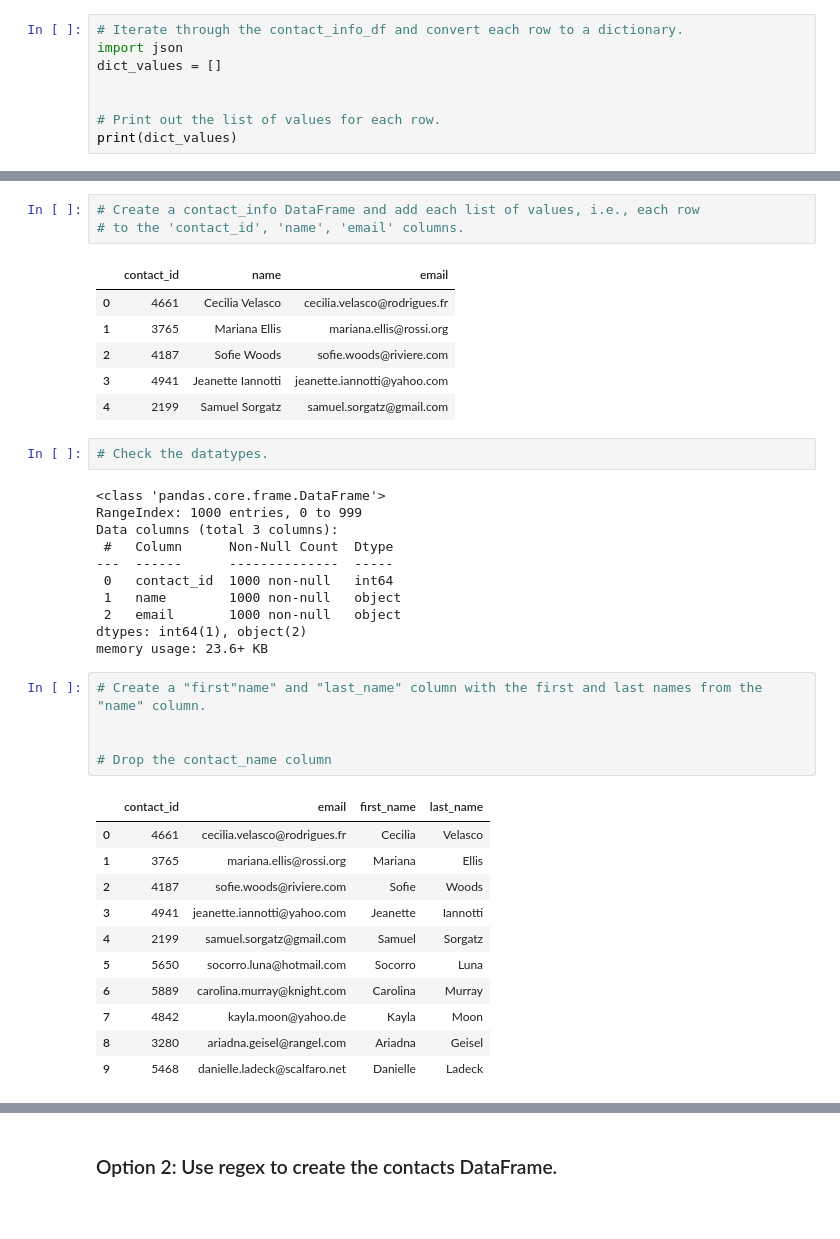
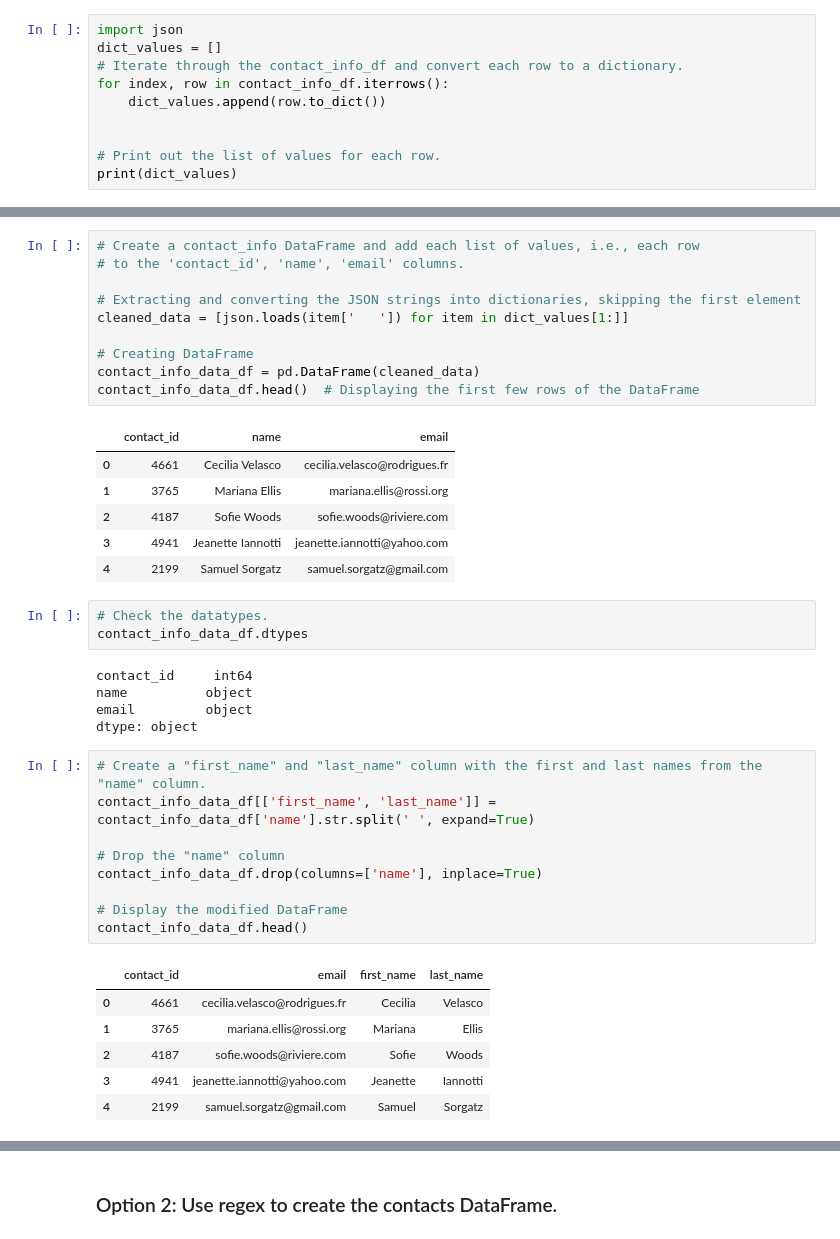
Before and after one commit to Xthe23/Crowdfunding_ETL, a Jupyter notebook: ETL_Mini_Project_MKravitz_CLillge.ipynb, the cells around one changed output, grey strips where cells are left out. Saved outputs shown, nothing was run; the diff lists cells and outputs as text; blank space fills up the shorter version.

Commit message:
Added: Functionality to compile a contacts.csv, using Pandas. Implemented a Regex pattern for finding contact id.

```diff
--- a/ETL_Mini_Project_MKravitz_CLillge.ipynb
+++ b/ETL_Mini_Project_MKravitz_CLillge.ipynb
@@ -354,9 +354,11 @@ Then export the DataFrame as a `contacts.csv` CSV file.
 # %% [markdown]
 ### Option 1: Use Pandas to create the contacts DataFrame.
 # %%
-# Iterate through the contact_info_df and convert each row to a dictionary.
 import json
 dict_values = []
+# Iterate through the contact_info_df and convert each row to a dictionary.
+for index, row in contact_info_df.iterrows():
+    dict_values.append(row.to_dict())
 
 
 # Print out the list of values for each row.
@@ -366,6 +368,13 @@ print(dict_values)
 # %%
 # Create a contact_info DataFrame and add each list of values, i.e., each row
 # to the 'contact_id', 'name', 'email' columns.
+
+# Extracting and converting the JSON strings into dictionaries, skipping the first element
+cleaned_data = [json.loads(item['   ']) for item in dict_values[1:]]
+
+# Creating DataFrame
+contact_info_data_df = pd.DataFrame(cleaned_data)
+contact_info_data_df.head()  # Displaying the first few rows of the DataFrame
 # %% [output]
 |  | contact_id | name | email |
 | 0 | 4661 | Cecilia Velasco | cecilia.velasco@rodrigues.fr |
@@ -375,31 +384,25 @@ print(dict_values)
 | 4 | 2199 | Samuel Sorgatz | samuel.sorgatz@gmail.com |
 # %%
 # Check the datatypes.
+contact_info_data_df.dtypes
 # %% [output]
-<class 'pandas.core.frame.DataFrame'>
-RangeIndex: 1000 entries, 0 to 999
-Data columns (total 3 columns):
- #   Column      Non-Null Count  Dtype
----  ------      --------------  -----
- 0   contact_id  1000 non-null   int64
- 1   name        1000 non-null   object
- 2   email       1000 non-null   object
-dtypes: int64(1), object(2)
-memory usage: 23.6+ KB
+contact_id     int64
+name          object
+email         object
+dtype: object
 # %%
-# Create a "first"name" and "last_name" column with the first and last names from the "name" column.
+# Create a "first_name" and "last_name" column with the first and last names from the "name" column.
+contact_info_data_df[['first_name', 'last_name']] = contact_info_data_df['name'].str.split(' ', expand=True)
 
+# Drop the "name" column
+contact_info_data_df.drop(columns=['name'], inplace=True)
 
-# Drop the contact_name column
+# Display the modified DataFrame
+contact_info_data_df.head()
 # %% [output]
 |  | contact_id | email | first_name | last_name |
 | 0 | 4661 | cecilia.velasco@rodrigues.fr | Cecilia | Velasco |
 | 1 | 3765 | mariana.ellis@rossi.org | Mariana | Ellis |
 | 2 | 4187 | sofie.woods@riviere.com | Sofie | Woods |
 | 3 | 4941 | jeanette.iannotti@yahoo.com | Jeanette | Iannotti |
 | 4 | 2199 | samuel.sorgatz@gmail.com | Samuel | Sorgatz |
-| 5 | 5650 | socorro.luna@hotmail.com | Socorro | Luna |
-| 6 | 5889 | carolina.murray@knight.com | Carolina | Murray |
-| 7 | 4842 | kayla.moon@yahoo.de | Kayla | Moon |
-| 8 | 3280 | ariadna.geisel@rangel.com | Ariadna | Geisel |
-| 9 | 5468 | danielle.ladeck@scalfaro.net | Danielle | Ladeck |
```
Also changed, not shown: parts of 10 cells of this notebook, 1 other file.
